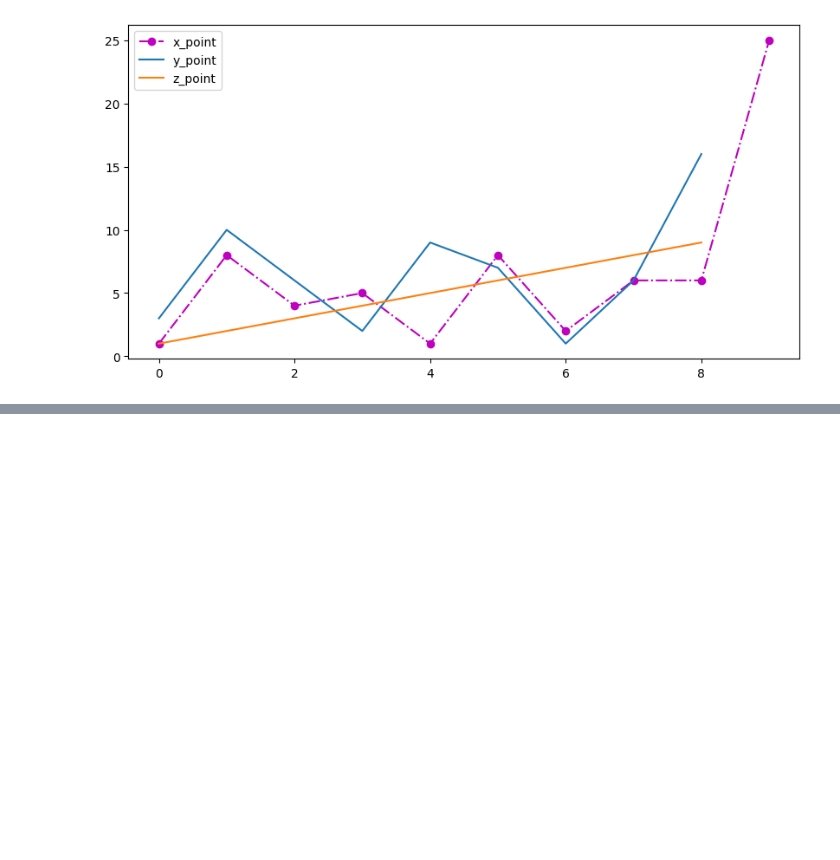
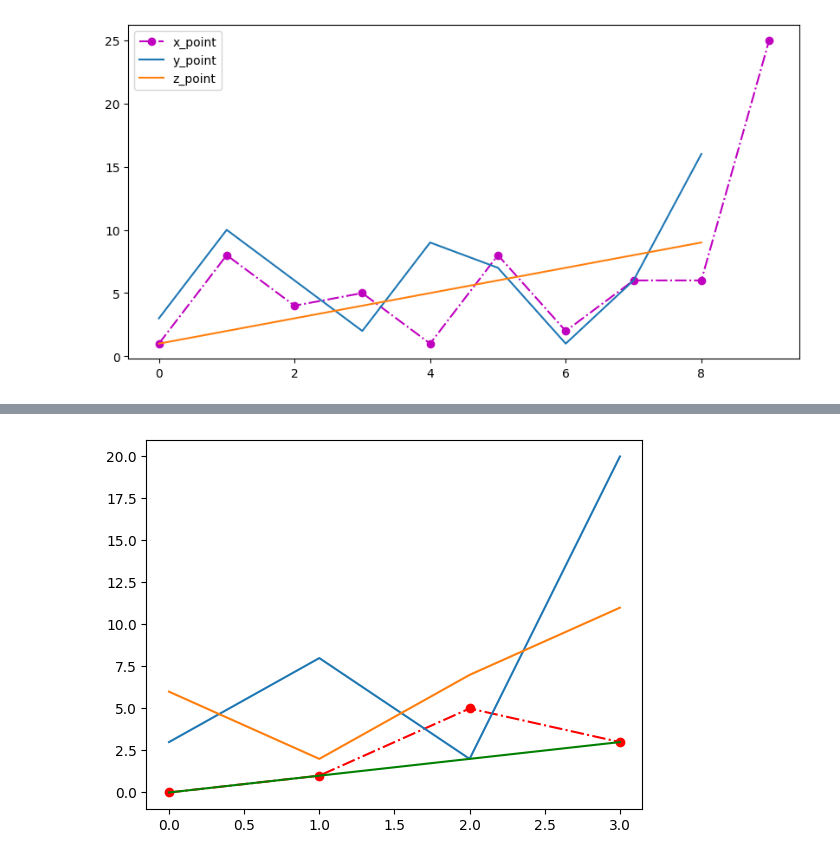
Before and after one commit to AbilashSP10/Python_Learning, a Jupyter notebook: MathPlotLib/Mathplotlib.ipynb, the cells around one changed output, grey strips where cells are left out. Cells and saved outputs as stored; diff of their text form; code cells hidden in the pictures; blank space fills up the shorter version.

```diff
--- a/MathPlotLib/Mathplotlib.ipynb
+++ b/MathPlotLib/Mathplotlib.ipynb
@@ -48,0 +62,14 @@ plt.show()
+# %%
+x1 = np.array([0, 1, 5, 3])
+y1 = np.array([3, 8, 2, 20])
+x2 = np.array([0, 1, 2, 3])
+y2 = np.array([6, 2, 7, 11])
+
+plt.plot(x1, 'r-.o')
+plt.plot(y1)
+plt.plot(x2,'g')
+plt.plot(y2)
+# plt.plot('y1')
+plt.show()
+# %% [output]
+[figure, added]
```
Also changed, not shown: parts of 4 cells of this notebook.
